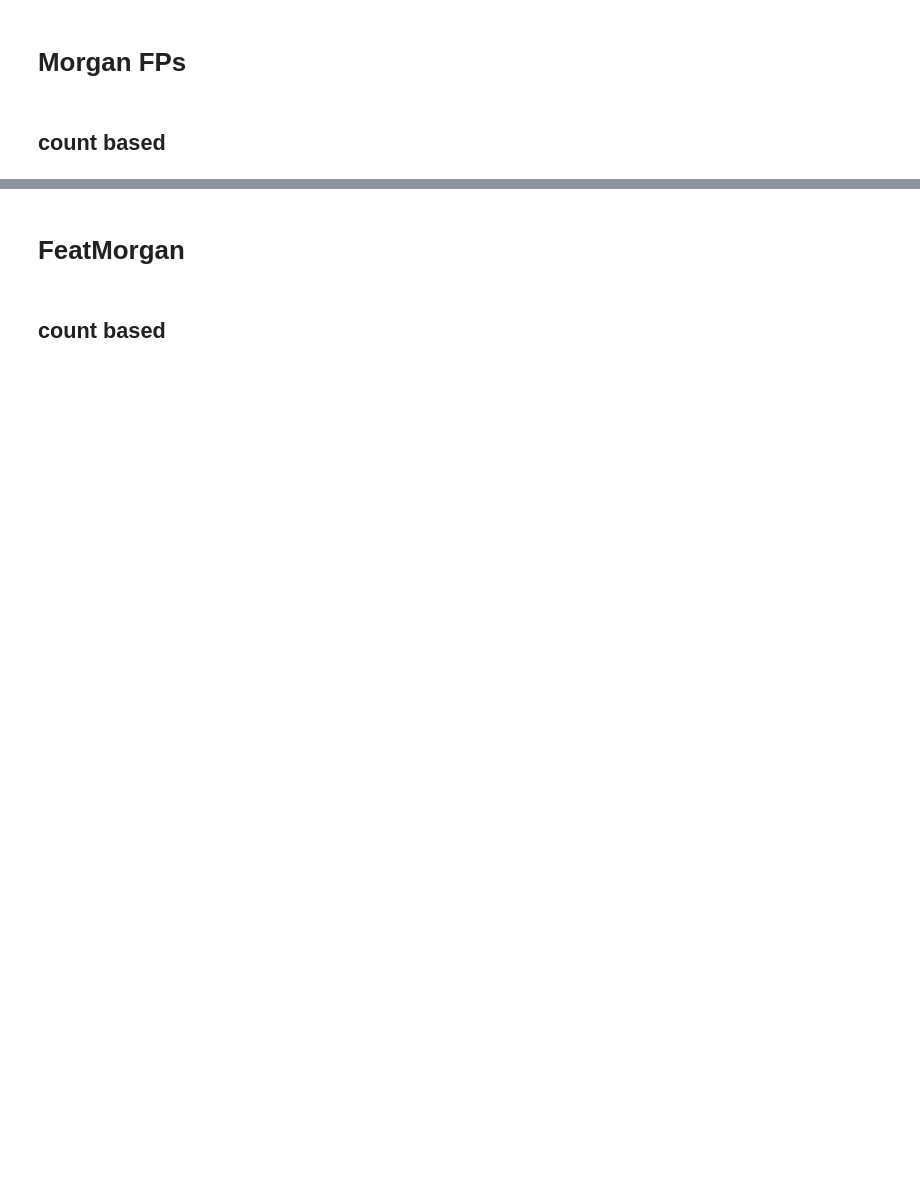
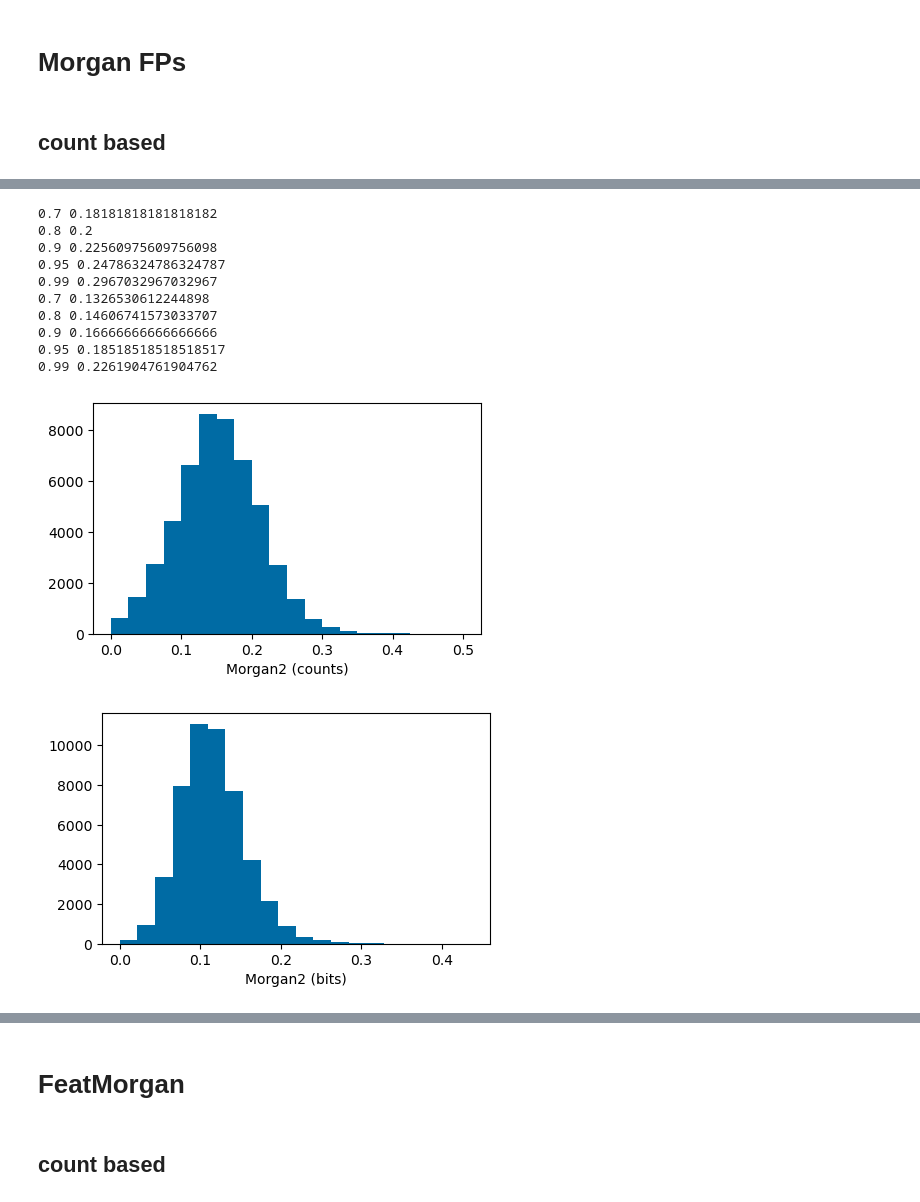
Before and after one commit to greglandrum/rdkit-blog, a Jupyter notebook: posts/2021-05-18-fingerprint-thresholds1.ipynb, the cells around one changed output, grey strips where cells are left out. Saved outputs shown, nothing was run; the diff lists cells and outputs as text; code cells hidden in the pictures; blank space fills up the shorter version.

```diff
--- a/posts/2021-05-18-fingerprint-thresholds1.ipynb
+++ b/posts/2021-05-18-fingerprint-thresholds1.ipynb
@@ -392,0 +378,22 @@ compareFPs(ms1,ms2,lambda x:rdMolDescriptors.GetHashedMorganFingerprint(x,3,1024
+# %%
+fpg = rdFingerprintGenerator.GetMorganGenerator(radius=2)
+fps = fpg.GetSparseCountFingerprints([x[1] for x in ms1],numThreads=8)
+fp2s = fpg.GetSparseCountFingerprints([x[1] for x in ms2],numThreads=8)
+accumResults(fps,fp2s,"Morgan2 (counts)")
+
+fps = fpg.GetFingerprints([x[1] for x in ms1],numThreads=8)
+fp2s = fpg.GetFingerprints([x[1] for x in ms2],numThreads=8)
+accumResults(fps,fp2s,"Morgan2 (bits)")
+# %% [output]
+0.7 0.18181818181818182
+0.8 0.2
+0.9 0.22560975609756098
+0.95 0.24786324786324787
+0.99 0.2967032967032967
+0.7 0.1326530612244898
+0.8 0.14606741573033707
+0.9 0.16666666666666666
+0.95 0.18518518518518517
+0.99 0.2261904761904762
+[figure, added]
+[figure, added]
```
Also changed, not shown: parts of 62 cells of this notebook, 37 other files.
